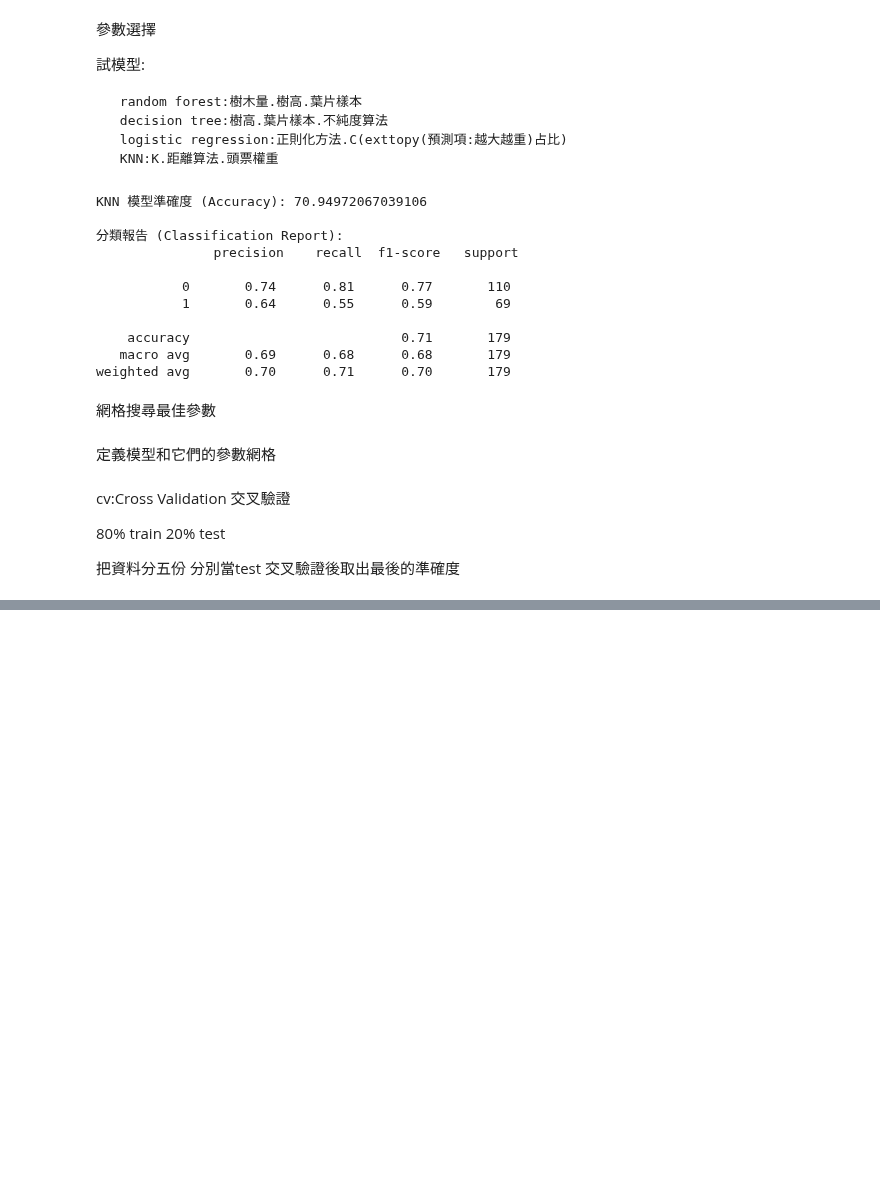
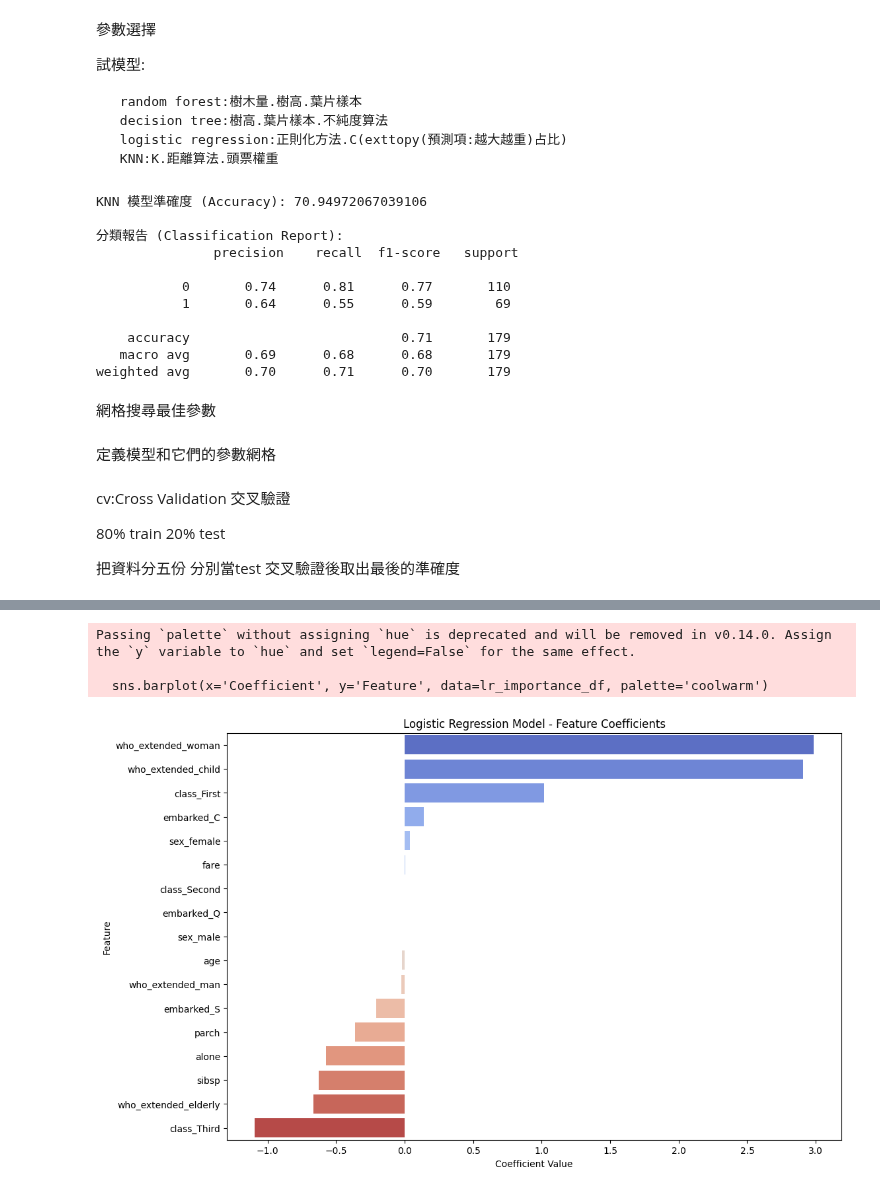
Before and after one commit to aaronhuang317/Titanic-Passenger-Survival-Prediction-and-Risk-Factor-Analysis, a Jupyter notebook: Titanic-Passenger-Survival-Prediction-and-Risk-Factor-Analysis.ipynb, the cells around one changed output, grey strips where cells are left out. Cells and saved outputs as stored; diff of their text form; code cells hidden in the pictures; blank space fills up the shorter version.

```diff
--- a/Titanic-Passenger-Survival-Prediction-and-Risk-Factor-Analysis.ipynb
+++ b/Titanic-Passenger-Survival-Prediction-and-Risk-Factor-Analysis.ipynb
@@ -1437,7 +1437,7 @@ cv:Cross Validation 交叉驗證
 
 把資料分五份 分別當test 交叉驗證後取出最後的準確度
 # %%
-from sklearn.model_selection import GridSearchCV
+from sklearn.model_selection import GridSearchCV # Grid Search Cross Validation
 
 
 
@@ -1453,20 +1453,20 @@ dtc_param_grid = {
     'max_depth': [None, 5, 10, 15, 20],
     'min_samples_leaf': [1, 2, 4], # 葉節點包含的最小sample數
     'criterion': ['gini', 'entropy'] # 衡量節點的不純度指標
-          }
+}
 
 # Random Forest Classifier
 rf_param_grid = {
-    'n_estimators': [100, 200, 300, 500, 1000, 2000],
+    'n_estimators': [500, 1000, 2000],
     'max_depth': [None, 10, 20],
     'min_samples_leaf': [1, 2, 4]
-          }
+}
 
 # KNeighbors Classifier
 knn_param_grid = {
     'n_neighbors': [3, 5, 7, 9, 11],
     'weights': ['uniform', 'distance'],
-    'p': [1, 2] # p=1 for Manhattan distance曼哈頓距離, p=2 for Euclidean distance歐基里德距離
+    'p': [1, 2] # p=1 for Manhattan distance, p=2 for Euclidean distance
 }
 
 models = {
@@ -1489,7 +1489,7 @@ for model_name, (model, param_grid) in models.items():
         n_jobs=-1,
         verbose=1
     )
-    grid_search.fit(X_train, y_train)
+    grid_search.fit(X_processed, y) # 丟全部的資料
 
     best_models[model_name] = grid_search
 
@@ -1497,6 +1497,8 @@ for model_name, (model, param_grid) in models.items():
     print(f"最佳的 {model_name} 準確度: {grid_search.best_score_:.4f}")
 
 print("\n所有模型的網格搜尋已完成！")
+
+# 您可以透過 best_models['Model Name'].best_estimator_ 來獲取最佳模型
 # %% [output]
 開始進行網格搜尋以尋找最佳參數...
 
@@ -1517,0 +1524,23 @@ Fitting 5 folds for each of 30 candidates, totalling 150 fits
+# %%
+# 獲取最佳的 Logistic Regression 模型
+best_lr_model = best_models['Logistic Regression'].best_estimator_
+
+# 獲取特徵係數
+lr_coefficients = best_lr_model.coef_[0]
+
+# 獲取特徵名稱
+features = X_processed.columns
+
+# 將特徵係數與特徵名稱配對，並轉換為 DataFrame
+lr_importance_df = pd.DataFrame({
+    'Feature': features,
+    'Coefficient': lr_coefficients
+})
+
+# # 根據係數的絕對值降序排序
+# lr_importance_df['Absolute_Coefficient'] = lr_importance_df['Coefficient'].abs()
+# lr_importance_df = lr_importance_df.sort_values(by='Absolute_Coefficient', ascending=False).drop(columns=['Absolute_Coefficient'])
+lr_importance_df = lr_importance_df.sort_values(by='Coefficient', ascending=False)
+
+print("Logistic Regression Model - Feature Coefficients:")
+display(lr_importance_df)
@@ -1517,0 +1567,13 @@ Fitting 5 folds for each of 30 candidates, totalling 150 fits
+# %%
+# 繪製特徵係數圖表
+plt.figure(figsize=(12, 8))
+sns.barplot(x='Coefficient', y='Feature', data=lr_importance_df, palette='coolwarm')
+plt.title('Logistic Regression Model - Feature Coefficients')
+plt.xlabel('Coefficient Value')
+plt.ylabel('Feature')
+plt.show()
+# %% [output]
+Passing `palette` without assigning `hue` is deprecated and will be removed in v0.14.0. Assign the `y` variable to `hue` and set `legend=False` for the same effect.
+
+  sns.barplot(x='Coefficient', y='Feature', data=lr_importance_df, palette='coolwarm')
+[figure, added]
```
Also changed, not shown: parts of 16 cells of this notebook.
